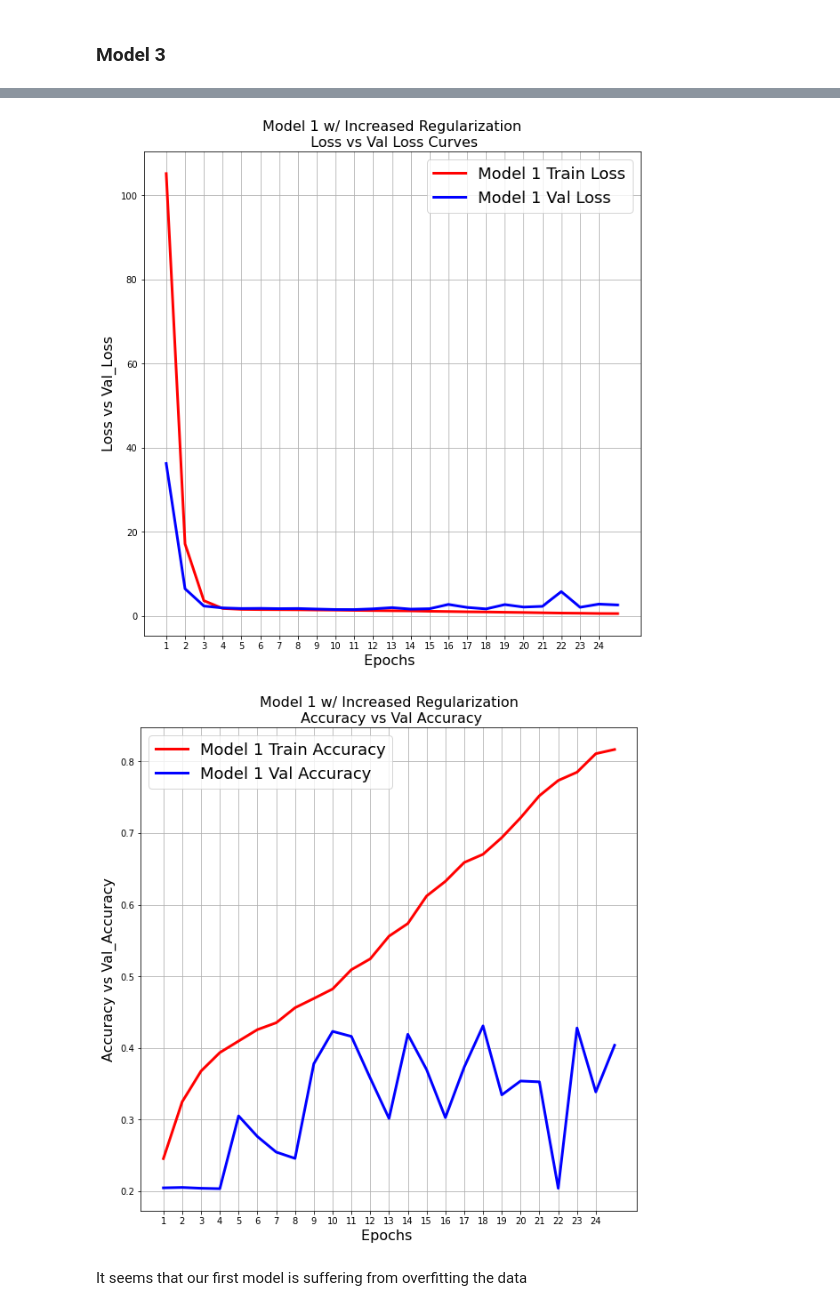
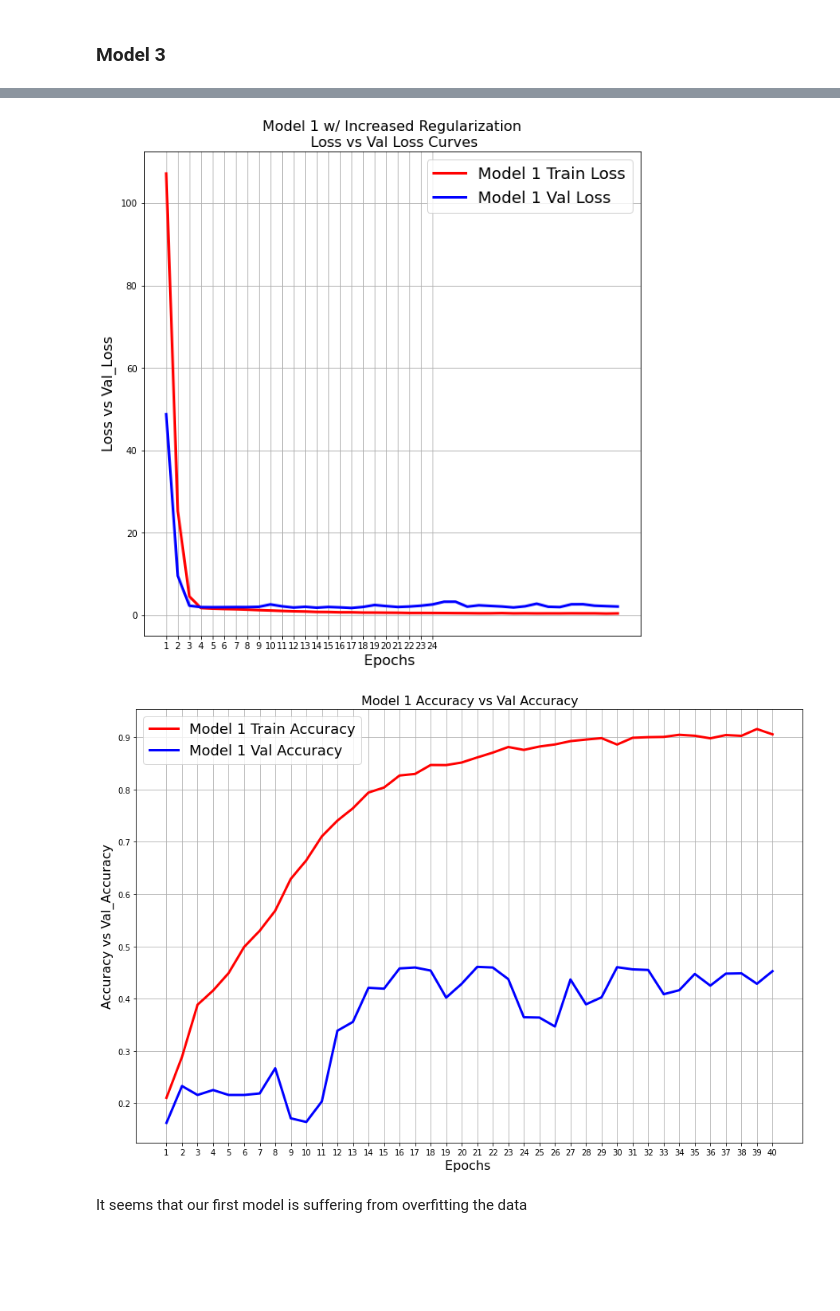
Before and after one commit to Grieze/CSC-767, a Jupyter notebook: Project 1/CNN Project.ipynb, the cells around one changed output, grey strips where cells are left out. Drawn from its saved outputs; the diff is of its cells as text; code cells hidden in the pictures; blank space fills up the shorter version.

```diff
--- a/Project 1/CNN Project.ipynb
+++ b/Project 1/CNN Project.ipynb
@@ -103,32 +103,38 @@ model = Sequential()
 # Layer 1
 model.add(Conv2D(128, (3, 3), activation = 'relu', input_shape=(IMG_SIZE,IMG_SIZE,1)))
 model.add(MaxPooling2D(pool_size=(2, 2)))
+model.add(layers.BatchNormalization())
 # Layer 2
 model.add(Conv2D(128, (3, 3), activation = 'relu'))
 model.add(MaxPooling2D(pool_size=(3, 3)))
+model.add(layers.BatchNormalization())
 # Layer 3
 model.add(Conv2D(128, 3, padding='same', activation='relu'))
 model.add(MaxPooling2D(pool_size=(3, 3)))
+model.add(layers.BatchNormalization())
 # Layer 4
 model.add(Conv2D(128, 3, padding='same', activation='relu'))
 model.add(MaxPooling2D(pool_size=(3, 3)))
+model.add(layers.BatchNormalization())
 # Layer 5
 model.add(Conv2D(128, 3, padding='same', activation='relu'))
 model.add(MaxPooling2D(pool_size=(1, 1)))
+model.add(layers.BatchNormalization())
 # Layer 6
 model.add(Flatten())  # this converts our 3D feature maps to 1D feature vectors
 # Layer 7
-model.add(Dense(512, activation='relu', kernel_initializer='glorot_normal', kernel_regularizer=keras.regularizers.l2(0.001)))
+model.add(Dense(256, activation='relu', kernel_initializer='glorot_normal', kernel_regularizer=keras.regularizers.l2(0.5)))
 model.add(layers.BatchNormalization())
+model.add(layers.Dropout(0.4))
 # Layer 8
-model.add(Dense(512, activation='relu', kernel_initializer='glorot_normal', kernel_regularizer=keras.regularizers.l2(0.001)))
+model.add(Dense(256, activation='relu', kernel_initializer='glorot_normal', kernel_regularizer=keras.regularizers.l2(0.5)))
 model.add(layers.Dropout(0.4))
 # Layer 9
 model.add(Dense(6))
 model.add(Activation('relu'))
 
 model.compile(loss=tf.keras.losses.SparseCategoricalCrossentropy(from_logits=True),
-              optimizer='adam',
+              optimizer='RMSProp',
               metrics=['accuracy'])
 
 model.summary()
@@ -152,6 +158,6 @@ Non-trainable params: 1,024
 _________________________________________________________________
 # %%
-model1 = model.fit(X_train, y_train, batch_size=128, epochs=25,
+model1_history = model.fit(X_train, y_train, batch_size=128, epochs=20,
                                    verbose=1, validation_data=(X_valid, y_valid))
 # %% [output]
 Train on 5956 samples, validate on 1702 samples
@@ -378,8 +388,8 @@ plt.grid()
 # %%
 # Plotting Model 1's losses
-plt.figure(figsize=[10,10])
-plt.plot(model1_new.history['loss'], 'r', linewidth=3.0)
-plt.plot(model1_new.history['val_loss'],'b',linewidth=3.0)
+plt.figure(figsize=[15,10])
+plt.plot(model1_history.history['loss'], 'r', linewidth=3.0)
+plt.plot(model1_history.history['val_loss'],'b',linewidth=3.0)
 plt.legend(['Model 1 Train Loss', 'Model 1 Val Loss'],fontsize=18)
 plt.xlabel('Epochs ',fontsize=16)
 plt.xticks([i for i in range(0,24)],[i for i in range(1,25)])
@@ -387,20 +397,20 @@ plt.ylabel('Loss vs Val_Loss',fontsize=16)
 plt.title('Model 1 w/ Increased Regularization\n Loss vs Val Loss Curves',fontsize=16)
 plt.grid()
 # %% [output]
-[figure, old version]
+[figure, new version]
 # %%
 # Plotting Model 1's Accuracies
-plt.figure(figsize=[10,10])
-plt.plot(model1_new.history['accuracy'], 'r', linewidth=3.0)
-plt.plot(model1_new.history['val_accuracy'],'b',linewidth=3.0)
+plt.figure(figsize=[15,10])
+plt.plot(model1_history.history['accuracy'], 'r', linewidth=3.0)
+plt.plot(model1_history.history['val_accuracy'],'b',linewidth=3.0)
 plt.legend(['Model 1 Train Accuracy', 'Model 1 Val Accuracy'],fontsize=18)
 plt.xlabel('Epochs ',fontsize=16)
-plt.xticks([i for i in range(0,24)],[i for i in range(1,25)])
+plt.xticks([i for i in range(0,40)],[i for i in range(1,41)])
 plt.ylabel('Accuracy vs Val_Accuracy',fontsize=16)
-plt.title('Model 1 w/ Increased Regularization\n Accuracy vs Val Accuracy',fontsize=16)
+plt.title('Model 1 Accuracy vs Val Accuracy',fontsize=16)
 plt.grid()
 # %% [output]
-[figure, old version]
+[figure, new version]
 # %% [markdown]
 It seems that our first model is suffering from overfitting the data
 # %%
```
Also changed, not shown: parts of 33 cells of this notebook.
